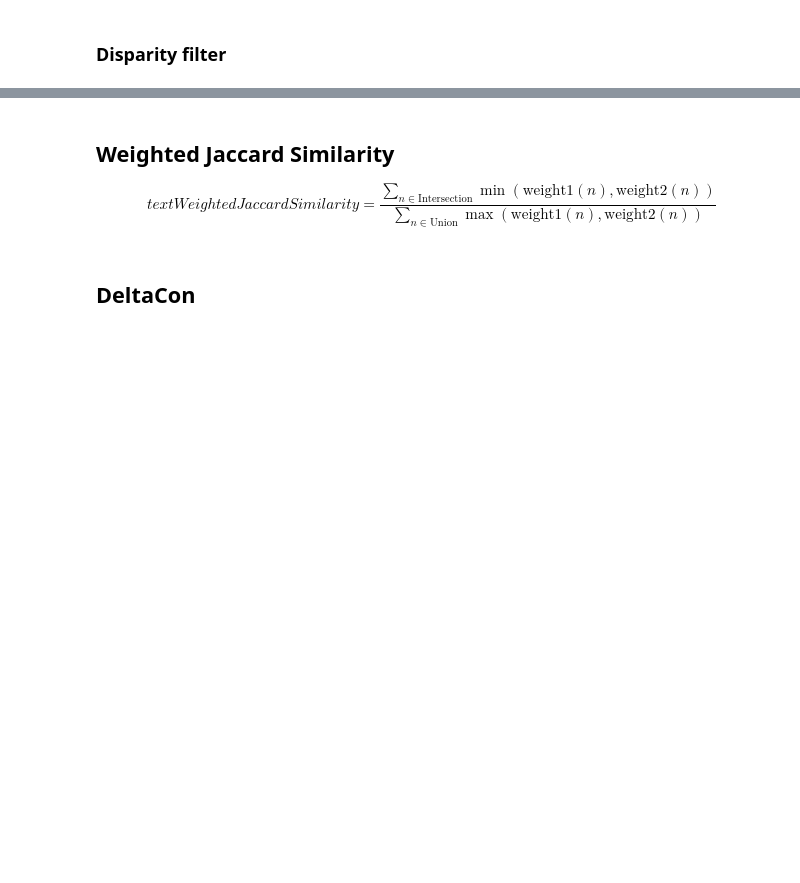
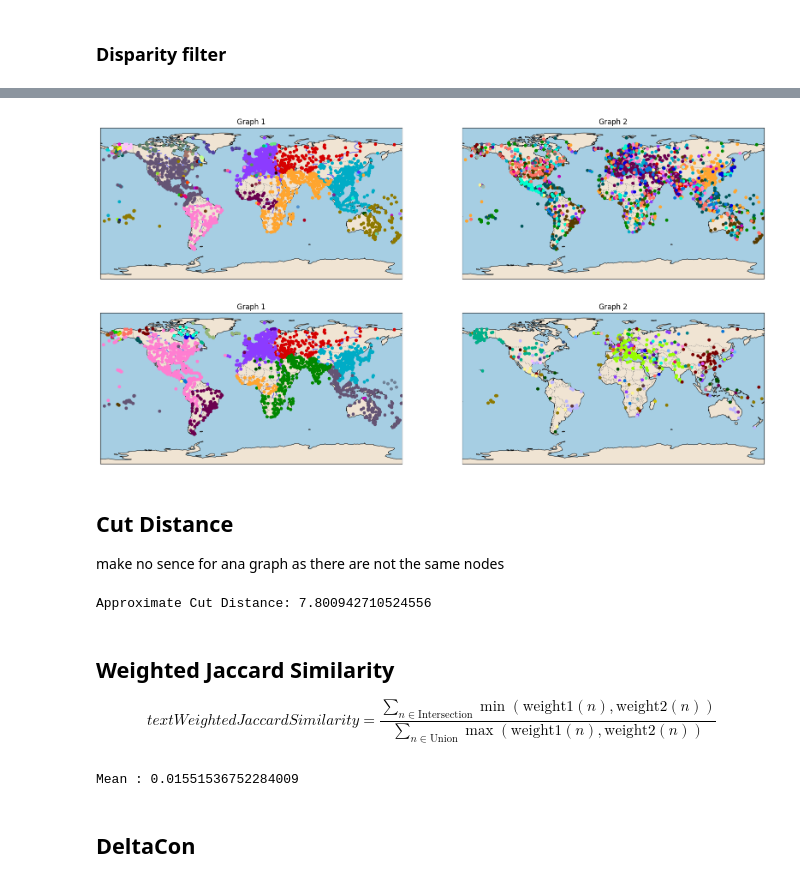
Before and after one commit to anampavicic/SGAI-Final-Project, a Jupyter notebook: final_notebook_ines_combined.ipynb, the cells around one changed output, grey strips where cells are left out. Saved outputs shown, nothing was run; the diff lists cells and outputs as text; code cells hidden in the pictures; blank space fills up the shorter version.

```diff
--- a/final_notebook_ines_combined.ipynb
+++ b/final_notebook_ines_combined.ipynb
@@ -1072,0 +1281,12 @@ print(f"Approximate Cut Distance: {distance}")
+# %%
+print("Communities in Airline Graph:")
+communities_airlines = detect_communities(G_flights_sub)
+
+print("Communities in Airline Graph isolated:")
+communities_airlines_isloated = detect_communities(G_flights_sub_isloated)
+
+print("Communities in Similarity Graph INES:")
+communities_similarity_ines = detect_communities(G_hist)
+
+print("Communities in Similarity Graph ANA:")
+communities_similarity_ana = detect_communities(G_lda_ana)
@@ -1073,3 +1302,24 @@ print(f"Approximate Cut Distance: {distance}")
+# %%
+import colorcet as cc
+
+
+graph_vis_comparison(G_flights_sub, G_hist, communities_airlines, communities_similarity_ines)
+graph_vis_comparison(G_flights_sub_isloated, G_lda_ana, communities_airlines_isloated, communities_similarity_ana)
+# %% [output]
+[figure, added]
+[figure, added]
+# %% [markdown]
+## Cut Distance
+make no sence for ana graph as there are not the same nodes
+# %%
+#implement Cut Distance
+distance = cut_distance(G_flights_sub, G_hist, num_samples=1000)
+# distance_ana = cut_distance(G_flights_sub_isloated, G_lda_ana, num_samples=1000)
+
+print(f"Approximate Cut Distance: {distance}")
+# print(f"Approximate Cut Distance: {distance_ana}")
+# %% [output]
+Approximate Cut Distance: 7.800942710524556
 # %% [markdown]
 ## Weighted Jaccard Similarity
 
@@ -1110,3 +1327,15 @@ print("Mean :", np.mean(list(similarity.values())))
+# %%
+# Initialize dictionary to store similarities
+similarity = {}
+
+# Calculate similarity for all nodes in G1
+for node in G_flights_sub.nodes():
+    similarity[node] = weighted_jaccard(G_flights_sub, G_hist)
+
+#Get average similarity
+print("Mean :", np.mean(list(similarity.values())))
+# %% [output]
+Mean : 0.01551536752284009
 # %% [markdown]
 ## DeltaCon
 # %%
```
Also changed, not shown: parts of 42 cells of this notebook.
